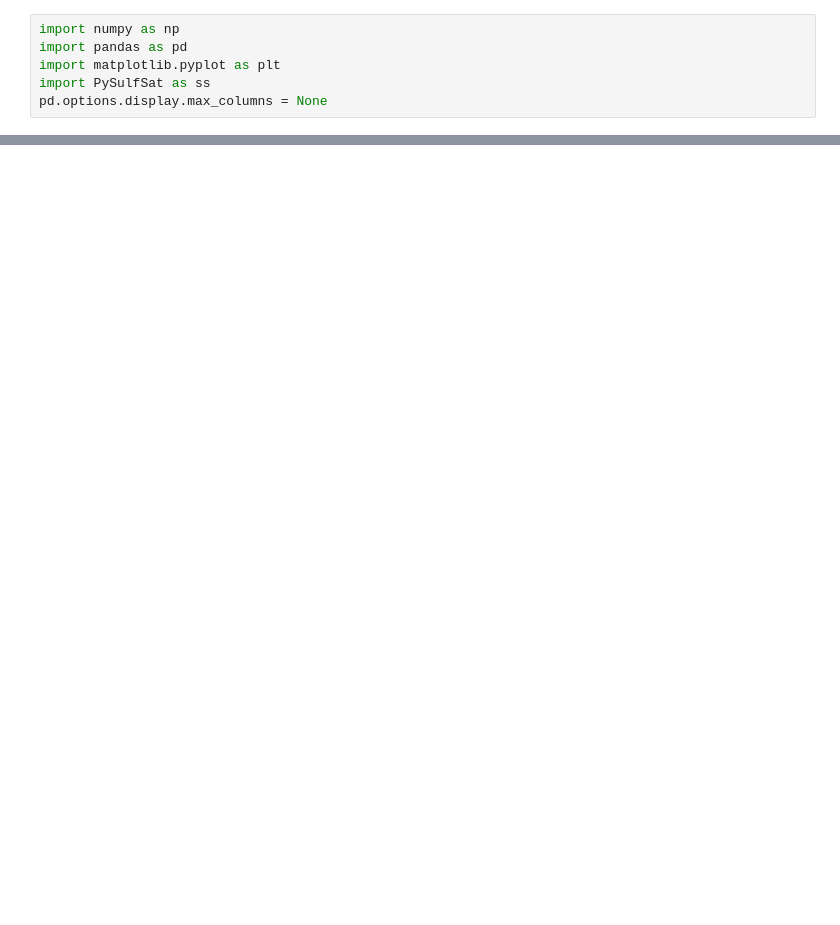
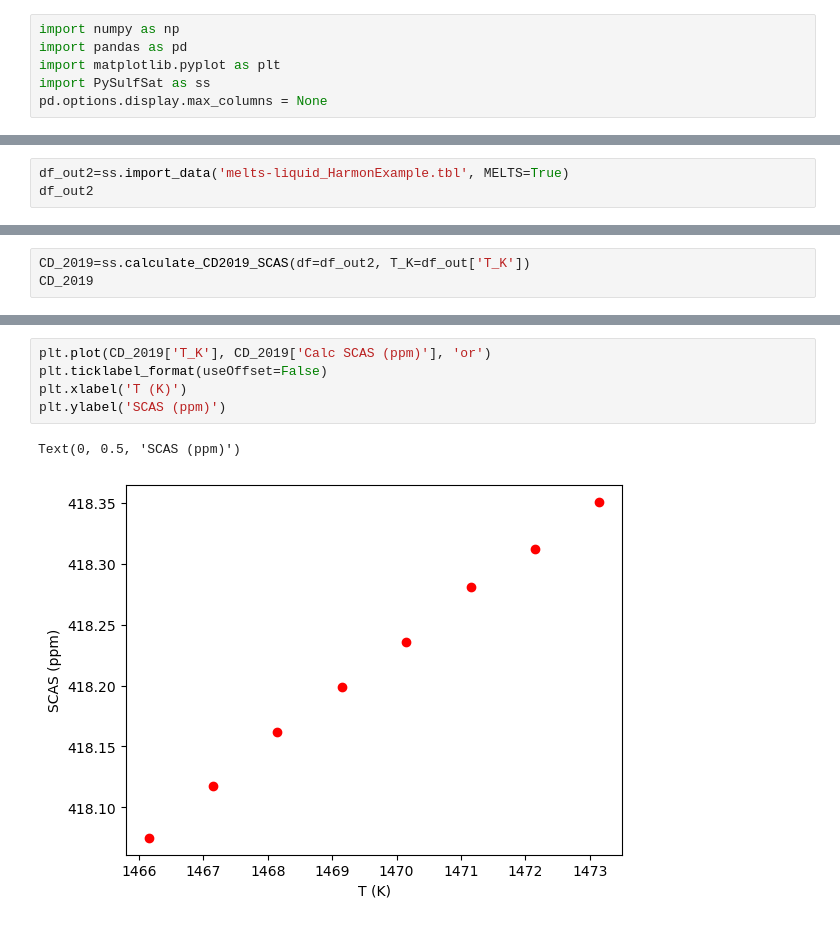
Before and after one commit to PennyWieser/PySulfSat, a Jupyter notebook: docs/Examples/Data_Input/Importing_MeltsTBL.ipynb, the cells around one changed output, grey strips where cells are left out. Saved outputs shown, nothing was run; the diff lists cells and outputs as text; blank space fills up the shorter version.

```diff
--- a/docs/Examples/Data_Input/Importing_MeltsTBL.ipynb
+++ b/docs/Examples/Data_Input/Importing_MeltsTBL.ipynb
@@ -50,0 +53,3 @@ Text(0.5, 0, 'FeO$_{T}$ Liq (Wt%)')
+# %%
+df_out2=ss.import_data('melts-liquid_HarmonExample.tbl', MELTS=True)
+df_out2
@@ -50,0 +71,3 @@ Text(0.5, 0, 'FeO$_{T}$ Liq (Wt%)')
+# %%
+CD_2019=ss.calculate_CD2019_SCAS(df=df_out2, T_K=df_out['T_K'])
+CD_2019
@@ -50,0 +88,8 @@ Text(0.5, 0, 'FeO$_{T}$ Liq (Wt%)')
+# %%
+plt.plot(CD_2019['T_K'], CD_2019['Calc SCAS (ppm)'], 'or')
+plt.ticklabel_format(useOffset=False)
+plt.xlabel('T (K)')
+plt.ylabel('SCAS (ppm)')
+# %% [output]
+Text(0, 0.5, 'SCAS (ppm)')
+[figure, added]
```
Also changed, not shown: parts of 7 cells of this notebook, 9 other files.
